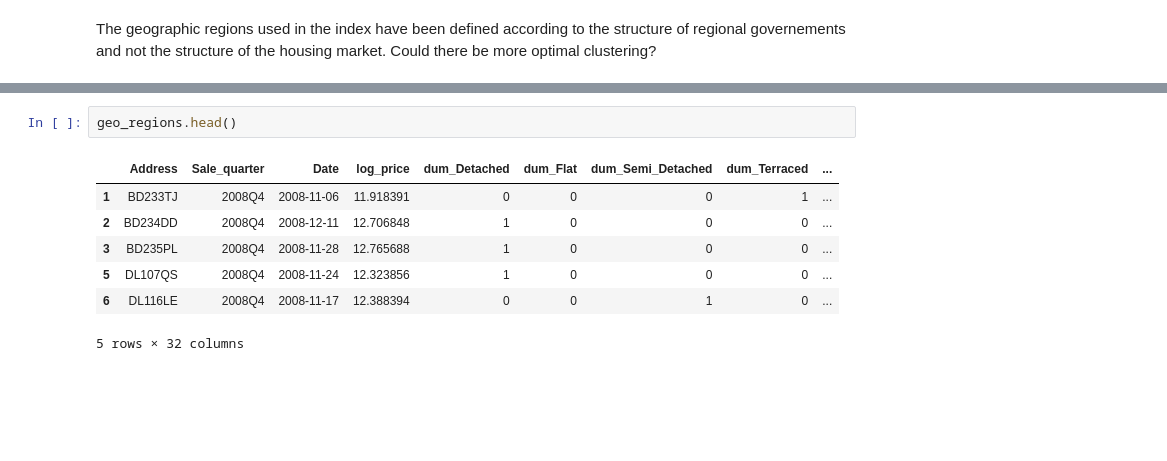
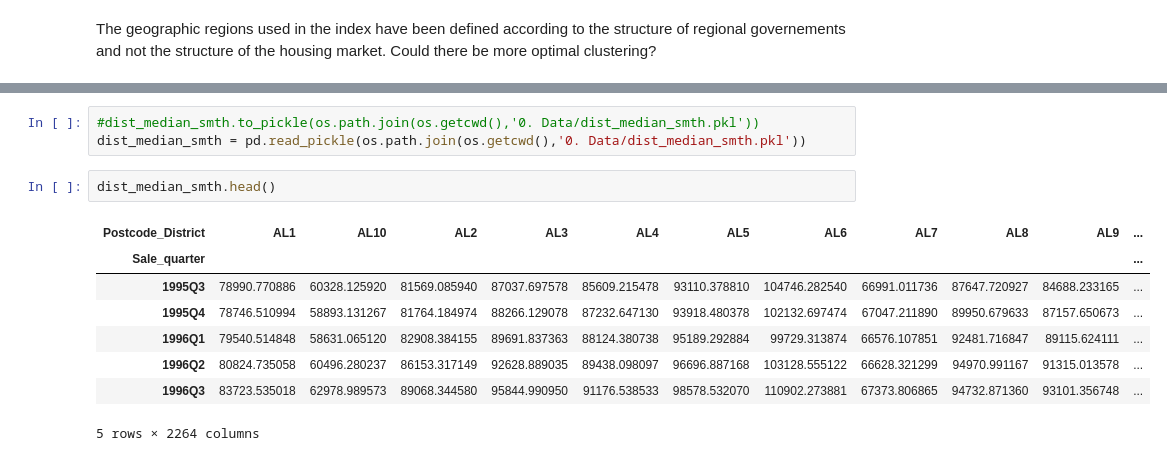
Before and after one commit to Cemlyn/UK-Housing-Market, a Jupyter notebook: House_Price_Index.ipynb, the cells around one changed output, grey strips where cells are left out. Cells and saved outputs as stored; diff of their text form; blank space fills up the shorter version.

```diff
--- a/House_Price_Index.ipynb
+++ b/House_Price_Index.ipynb
@@ -572,10 +739,14 @@ geo_regions = train_df
+# %%
+#dist_median_smth.to_pickle(os.path.join(os.getcwd(),'0. Data/dist_median_smth.pkl'))
+dist_median_smth = pd.read_pickle(os.path.join(os.getcwd(),'0. Data/dist_median_smth.pkl'))
 # %%
-geo_regions.head()
+dist_median_smth.head()
 # %% [output]
-|  | Address | Sale_quarter | Date | log_price | dum_Detached | dum_Flat | dum_Semi_Detached | dum_Terraced | ... |
-| 1 | BD233TJ | 2008Q4 | 2008-11-06 | 11.918391 | 0 | 0 | 0 | 1 | ... |
-| 2 | BD234DD | 2008Q4 | 2008-12-11 | 12.706848 | 1 | 0 | 0 | 0 | ... |
-| 3 | BD235PL | 2008Q4 | 2008-11-28 | 12.765688 | 1 | 0 | 0 | 0 | ... |
-| 5 | DL107QS | 2008Q4 | 2008-11-24 | 12.323856 | 1 | 0 | 0 | 0 | ... |
-| 6 | DL116LE | 2008Q4 | 2008-11-17 | 12.388394 | 0 | 0 | 1 | 0 | ... |
+| Postcode_District | AL1 | AL10 | AL2 | AL3 | AL4 | AL5 | AL6 | AL7 | AL8 | AL9 | ... |
+| Sale_quarter |  |  |  |  |  |  |  |  |  |  | ... |
+| 1995Q3 | 78990.770886 | 60328.125920 | 81569.085940 | 87037.697578 | 85609.215478 | 93110.378810 | 104746.282540 | 66991.011736 | 87647.720927 | 84688.233165 | ... |
+| 1995Q4 | 78746.510994 | 58893.131267 | 81764.184974 | 88266.129078 | 87232.647130 | 93918.480378 | 102132.697474 | 67047.211890 | 89950.679633 | 87157.650673 | ... |
+| 1996Q1 | 79540.514848 | 58631.065120 | 82908.384155 | 89691.837363 | 88124.380738 | 95189.292884 | 99729.313874 | 66576.107851 | 92481.716847 | 89115.624111 | ... |
+| 1996Q2 | 80824.735058 | 60496.280237 | 86153.317149 | 92628.889035 | 89438.098097 | 96696.887168 | 103128.555122 | 66628.321299 | 94970.991167 | 91315.013578 | ... |
+| 1996Q3 | 83723.535018 | 62978.989573 | 89068.344580 | 95844.990950 | 91176.538533 | 98578.532070 | 110902.273881 | 67373.806865 | 94732.871360 | 93101.356748 | ... |
-5 rows × 32 columns
+5 rows × 2264 columns
```
Also changed, not shown: parts of 29 cells of this notebook, 4 other files.
